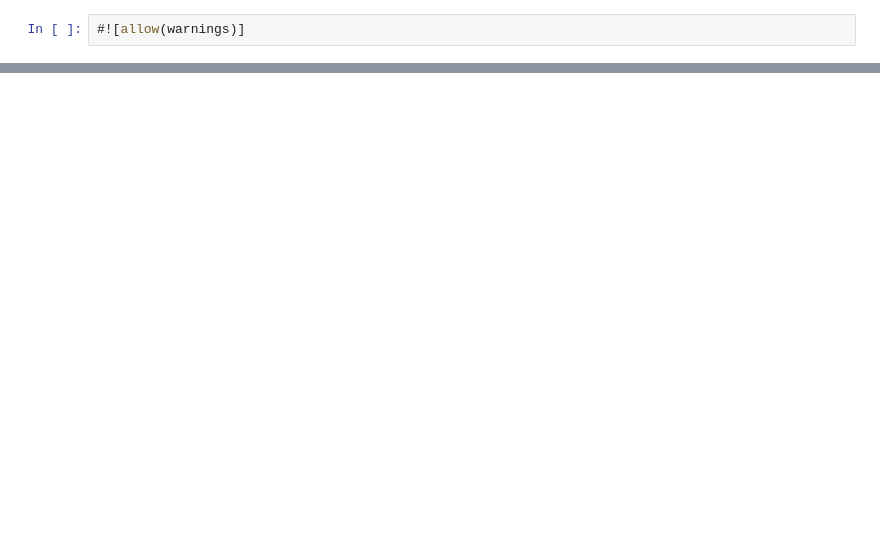
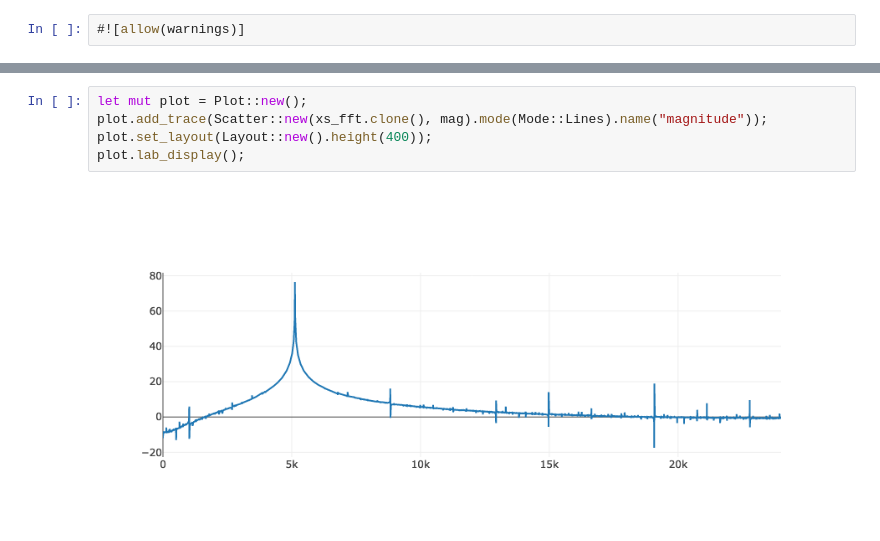
Before and after one commit to antoinevg/notebooks-jupyter, a Jupyter notebook: rust-nco.ipynb, the cells around one changed output, grey strips where cells are left out. Saved outputs shown, nothing was run; the diff lists cells and outputs as text; blank space fills up the shorter version.

```diff
--- a/rust-nco.ipynb
+++ b/rust-nco.ipynb
@@ -173,0 +164,7 @@ delta_phi: 39370532
+# %%
+let mut plot = Plot::new();
+plot.add_trace(Scatter::new(xs_fft.clone(), mag).mode(Mode::Lines).name("magnitude"));
+plot.set_layout(Layout::new().height(400));
+plot.lab_display();
+# %% [output]
+[figure, added]
```
Also changed, not shown: parts of 8 cells of this notebook.
